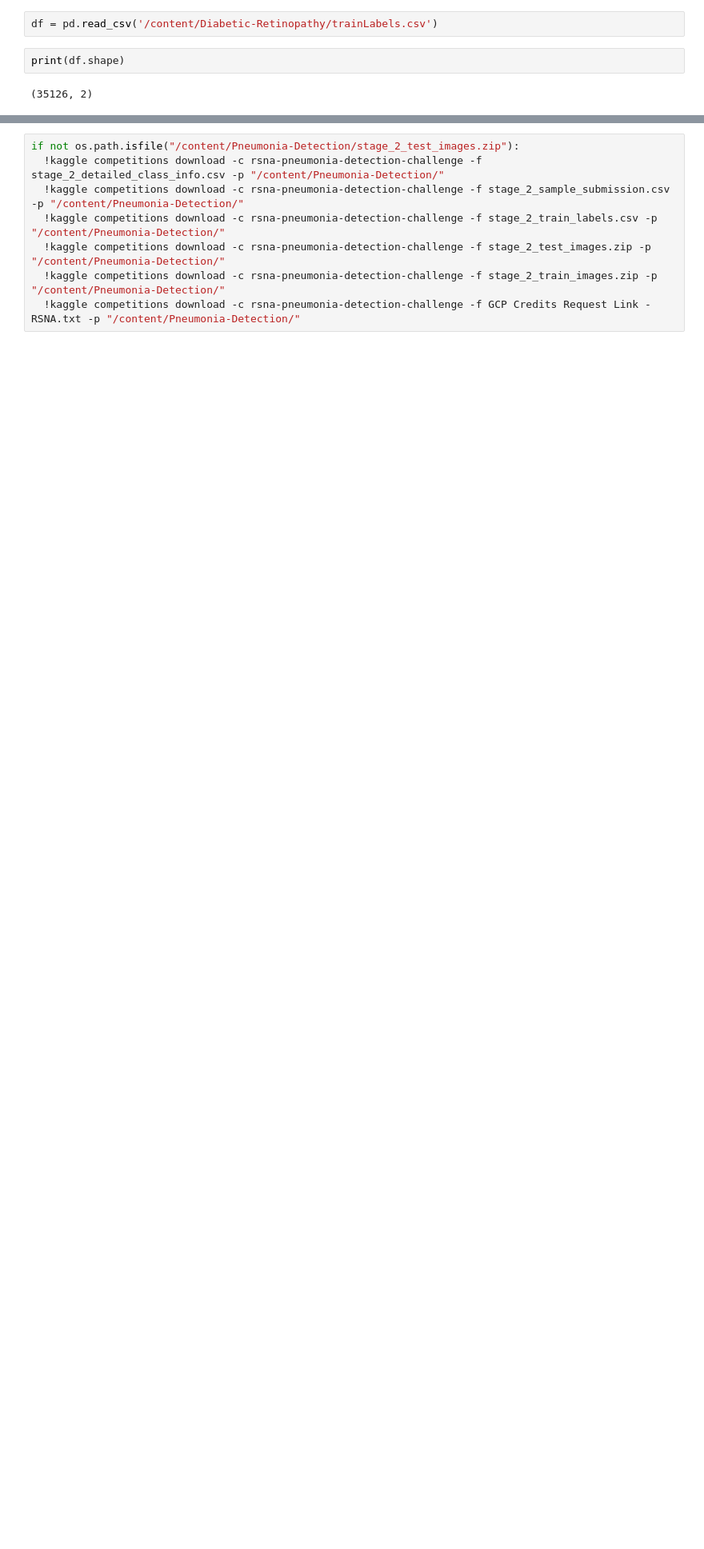
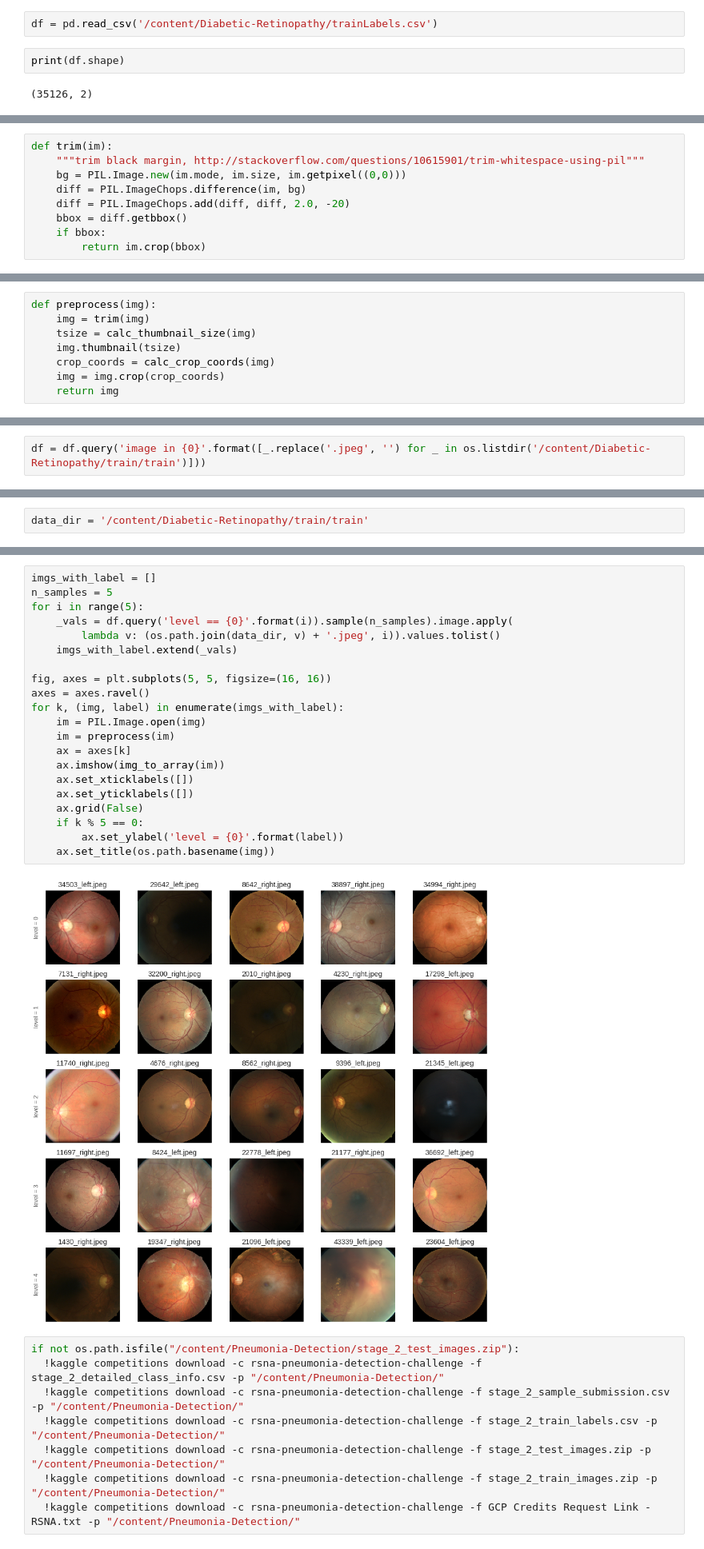
Before and after one commit to AI-Junction/Diabetic-Retinopathy, a Jupyter notebook: DiabeticRetinopathy.ipynb, the cells around one changed output, grey strips where cells are left out. Shown at 80% size. Cells and saved outputs as stored; diff of their text form; blank space fills up the shorter version.

```diff
--- a/DiabeticRetinopathy.ipynb
+++ b/DiabeticRetinopathy.ipynb
@@ -154,0 +166,9 @@ print(df.shape)
+# %%
+def trim(im):
+    """trim black margin, http://stackoverflow.com/questions/10615901/trim-whitespace-using-pil"""
+    bg = PIL.Image.new(im.mode, im.size, im.getpixel((0,0)))
+    diff = PIL.ImageChops.difference(im, bg)
+    diff = PIL.ImageChops.add(diff, diff, 2.0, -20)
+    bbox = diff.getbbox()
+    if bbox:
+        return im.crop(bbox)
@@ -154,0 +207,8 @@ print(df.shape)
+# %%
+def preprocess(img):
+    img = trim(img)
+    tsize = calc_thumbnail_size(img)
+    img.thumbnail(tsize)
+    crop_coords = calc_crop_coords(img)
+    img = img.crop(crop_coords)
+    return img
@@ -154,0 +220,2 @@ print(df.shape)
+# %%
+df = df.query('image in {0}'.format([_.replace('.jpeg', '') for _ in os.listdir('/content/Diabetic-Retinopathy/train/train')]))
@@ -154,0 +231,2 @@ print(df.shape)
+# %%
+data_dir = '/content/Diabetic-Retinopathy/train/train'
@@ -155,3 +237,26 @@ print(df.shape)
+# %%
+imgs_with_label = []
+n_samples = 5
+for i in range(5):
+    _vals = df.query('level == {0}'.format(i)).sample(n_samples).image.apply(
+        lambda v: (os.path.join(data_dir, v) + '.jpeg', i)).values.tolist()
+    imgs_with_label.extend(_vals)
+
+fig, axes = plt.subplots(5, 5, figsize=(16, 16))
+axes = axes.ravel()
+for k, (img, label) in enumerate(imgs_with_label):
+    im = PIL.Image.open(img)
+    im = preprocess(im)
+    ax = axes[k]
+    ax.imshow(img_to_array(im))
+    ax.set_xticklabels([])
+    ax.set_yticklabels([])
+    ax.grid(False)
+    if k % 5 == 0:
+        ax.set_ylabel('level = {0}'.format(label))
+    ax.set_title(os.path.basename(img))
+# %% [output]
+[figure, added]
 # %%
 if not os.path.isfile("/content/Pneumonia-Detection/stage_2_test_images.zip"):
   !kaggle competitions download -c rsna-pneumonia-detection-challenge -f stage_2_detailed_class_info.csv -p "/content/Pneumonia-Detection/"
```
Also changed, not shown: parts of 8 cells of this notebook.
